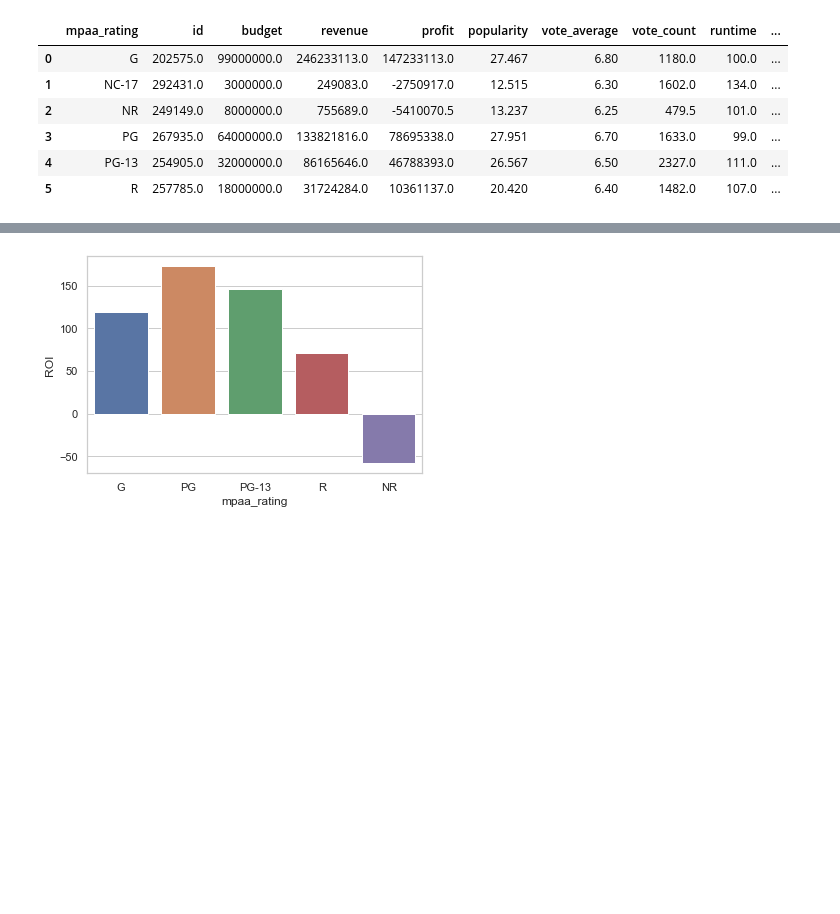
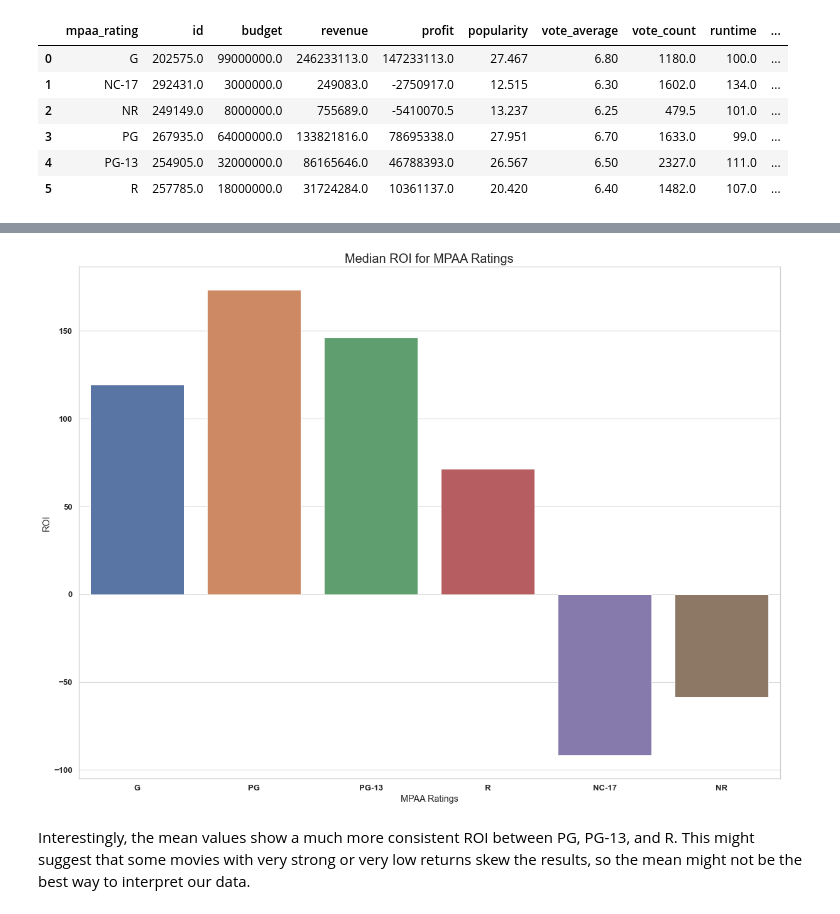
Before and after one commit to Drymander/dsc-phase-1-project, a Jupyter notebook: Final Notebook.ipynb, the cells around one changed output, grey strips where cells are left out. Drawn from its saved outputs; the diff is of its cells as text; code cells hidden in the pictures; blank space fills up the shorter version.

```diff
--- a/Final Notebook.ipynb
+++ b/Final Notebook.ipynb
@@ -132,7 +137,7 @@ Scrape is set to False.
 # %%
 #Importing via CSV to avoid large scrape
 
-df_full = pd.read_csv('2012-2019 FULL.csv')
+df_full = pd.read_csv('data/2012-2019 FULL.csv')
 
 df = df_full
 
@@ -224,23 +223,23 @@ Finally, we'll visualize our findings with a Seaborn regression model.  This wil
 # %%
 import seaborn as sns; sns.set_theme(color_codes=True)
 
+sns.set_context('talk')
 
-# plt.figure(figsize=(16, 6))
 g = sns.lmplot(x="budget", y="profit", data=df, hue="successful")
 
-g.fig.set_size_inches(15,15)
+g.fig.set_size_inches(20,15)
 
-g = g.set_axis_labels("Film Budget ($)", "Box Office Revenue ($)").set(xlim=(0, 420000000),
-    ylim=(-200000000, 2600000000),
+g = g.set_axis_labels("Film Budget ($)",
+    "Box Office Revenue ($)").set(xlim=(0, 400000000),
+    ylim=(-200000000, 2500000000),
     xticks=[0, 100000000, 200000000, 300000000, 400000000],
-    yticks=[0, 500000000, 1000000000, 1500000000, 2000000000, 2500000000])
+    yticks=[0, 500000000, 1000000000, 1500000000, 2000000000, 2500000000],
+    title='Production Budget & Box Office Revenue Regression')
 
 g.set_xticklabels(['$0', '$100 M', '$200 M','$300 M','$400 M'])
 g.set_yticklabels(['$0', '$500 M', '$1 B', '$1.5 B', '$2 B', '$2.5 B'])
 
-
-g._legend.set_title('Performance')
-
+g.legend.set_title(None)
 
 plt.show()
 # %% [output]
@@ -305,12 +306,14 @@ data = genre_median_df
 import seaborn as sns
 import matplotlib.pyplot as plt
 sns.set_theme(style="whitegrid")
-
+sns.set_context('notebook', font_scale=1.2)
 # Initialize the matplotlib figure
-f, ax = plt.subplots(figsize=(15, 6))
+f, ax = plt.subplots(figsize=(20, 15))
 
 # Plot the total crashes
 sns.set_color_codes("pastel")
+
+
 
 sns.barplot(x="revenue", y="genre", data=data,
             label="Total", color="b")
@@ -425,13 +437,20 @@ mpaa_median_df
 # %%
-
-
 data = mpaa_median_df
 
-rating_order = ['G', 'PG', 'PG-13', 'R', 'NR']
+rating_order = ['G', 'PG', 'PG-13', 'R', 'NC-17', 'NR']
 
-sns.barplot(data = data, x = 'mpaa_rating', y = 'ROI', order = rating_order)
+f, ax = plt.subplots(figsize=(20, 15))
+
+ax = sns.barplot(data = data, x = 'mpaa_rating',
+    y = 'ROI', order = rating_order)
+
+ax.set(xlabel='MPAA Ratings', ylabel='ROI')
+
+ax.axes.set_title("Median ROI for MPAA Ratings",fontsize=20)
 
 plt.show()
 # %% [output]
-[figure, old version]
+[figure, new version]
+# %% [markdown]
+Interestingly, the mean values show a much more consistent ROI between PG, PG-13, and R.  This might suggest that some movies with very strong or very low returns skew the results, so the mean might not be the best way to interpret our data.
 # %%
```
Also changed, not shown: parts of 29 cells of this notebook, 18 other files.
